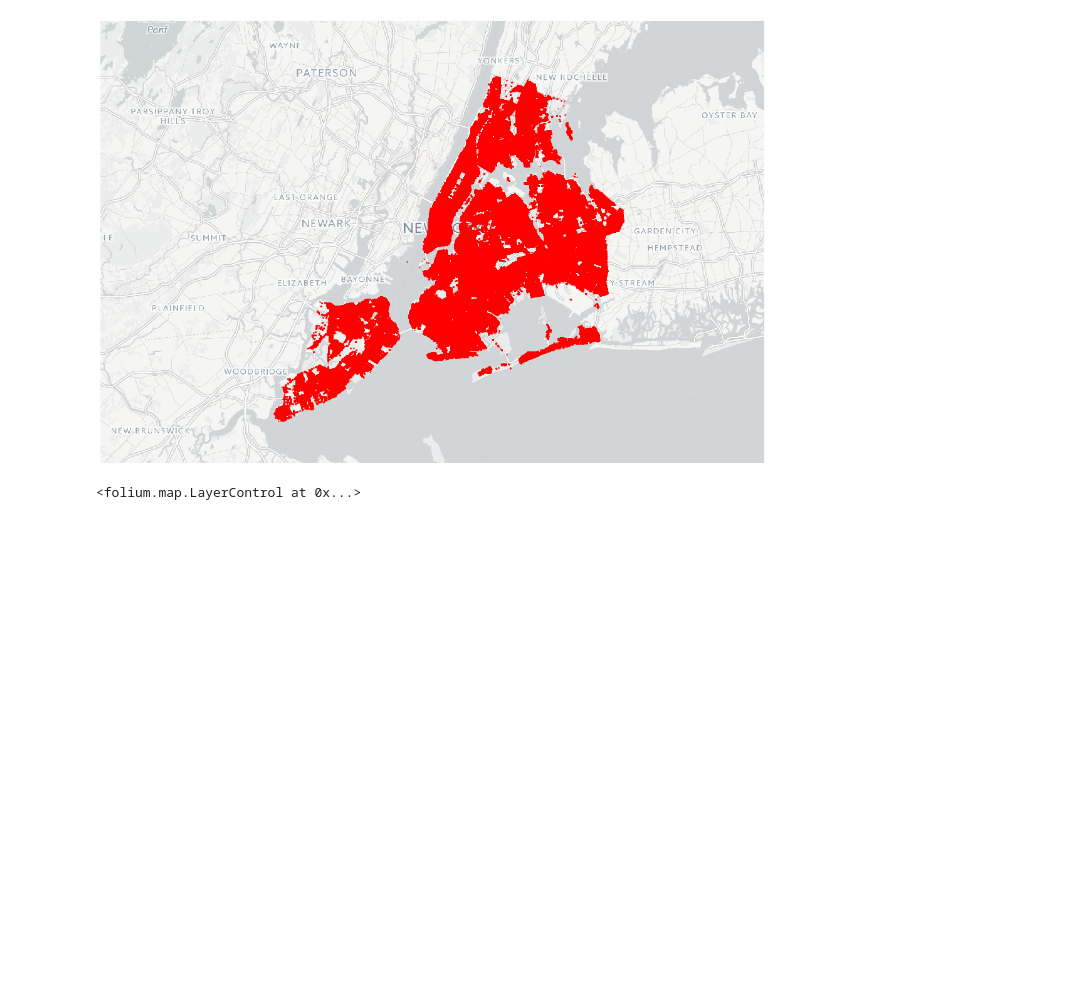
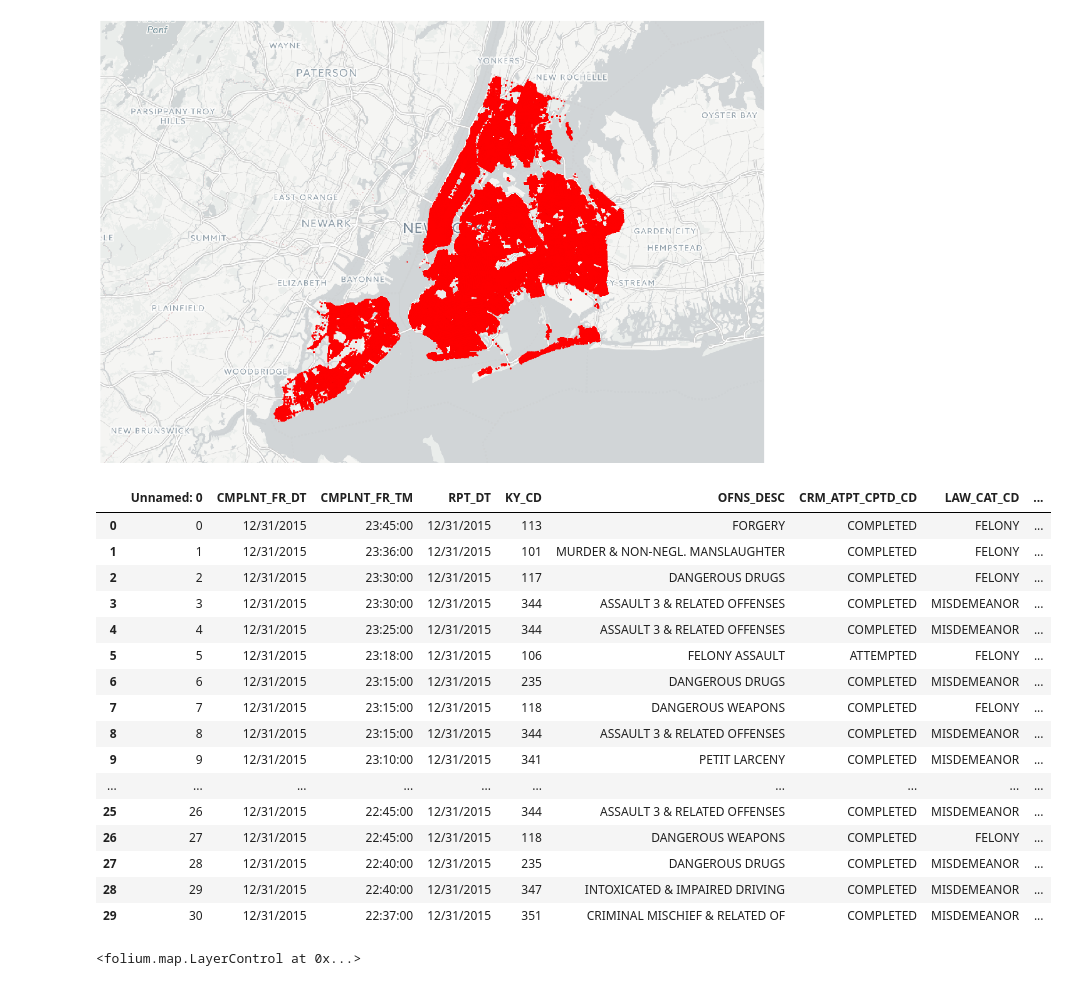
Before and after one commit to melanietosik/nyc-crime-time-analysis, a Jupyter notebook: data_exploration/crimeAnalyses.ipynb, the cells around one changed output. Drawn from its saved outputs; the diff is of its cells as text; code cells hidden in the pictures; blank space fills up the shorter version.

```diff
--- a/data_exploration/crimeAnalyses.ipynb
+++ b/data_exploration/crimeAnalyses.ipynb
@@ -83,6 +76,26 @@ ax = map.show_mpl(figsize=(15, 15))
 ax.plot(x, y, 'or', ms=1, mew=1);
 # %% [output]
 [figure]
+# %%
+dataset.head(30)
+# %% [output]
+|  | Unnamed: 0 | CMPLNT_FR_DT | CMPLNT_FR_TM | RPT_DT | KY_CD | OFNS_DESC | CRM_ATPT_CPTD_CD | LAW_CAT_CD | ... |
+| 0 | 0 | 12/31/2015 | 23:45:00 | 12/31/2015 | 113 | FORGERY | COMPLETED | FELONY | ... |
+| 1 | 1 | 12/31/2015 | 23:36:00 | 12/31/2015 | 101 | MURDER & NON-NEGL. MANSLAUGHTER | COMPLETED | FELONY | ... |
+| 2 | 2 | 12/31/2015 | 23:30:00 | 12/31/2015 | 117 | DANGEROUS DRUGS | COMPLETED | FELONY | ... |
+| 3 | 3 | 12/31/2015 | 23:30:00 | 12/31/2015 | 344 | ASSAULT 3 & RELATED OFFENSES | COMPLETED | MISDEMEANOR | ... |
+| 4 | 4 | 12/31/2015 | 23:25:00 | 12/31/2015 | 344 | ASSAULT 3 & RELATED OFFENSES | COMPLETED | MISDEMEANOR | ... |
+| 5 | 5 | 12/31/2015 | 23:18:00 | 12/31/2015 | 106 | FELONY ASSAULT | ATTEMPTED | FELONY | ... |
+| 6 | 6 | 12/31/2015 | 23:15:00 | 12/31/2015 | 235 | DANGEROUS DRUGS | COMPLETED | MISDEMEANOR | ... |
+| 7 | 7 | 12/31/2015 | 23:15:00 | 12/31/2015 | 118 | DANGEROUS WEAPONS | COMPLETED | FELONY | ... |
+| 8 | 8 | 12/31/2015 | 23:15:00 | 12/31/2015 | 344 | ASSAULT 3 & RELATED OFFENSES | COMPLETED | MISDEMEANOR | ... |
+| 9 | 9 | 12/31/2015 | 23:10:00 | 12/31/2015 | 341 | PETIT LARCENY | COMPLETED | MISDEMEANOR | ... |
+| ... | ... | ... | ... | ... | ... | ... | ... | ... | ... |
+| 25 | 26 | 12/31/2015 | 22:45:00 | 12/31/2015 | 344 | ASSAULT 3 & RELATED OFFENSES | COMPLETED | MISDEMEANOR | ... |
+| 26 | 27 | 12/31/2015 | 22:45:00 | 12/31/2015 | 118 | DANGEROUS WEAPONS | COMPLETED | FELONY | ... |
+| 27 | 28 | 12/31/2015 | 22:40:00 | 12/31/2015 | 235 | DANGEROUS DRUGS | COMPLETED | MISDEMEANOR | ... |
+| 28 | 29 | 12/31/2015 | 22:40:00 | 12/31/2015 | 347 | INTOXICATED & IMPAIRED DRIVING | COMPLETED | MISDEMEANOR | ... |
+| 29 | 30 | 12/31/2015 | 22:37:00 | 12/31/2015 | 351 | CRIMINAL MISCHIEF & RELATED OF | COMPLETED | MISDEMEANOR | ... |
 # %%
 import folium
 import os
```
Also changed, not shown: parts of 4 cells of this notebook.
